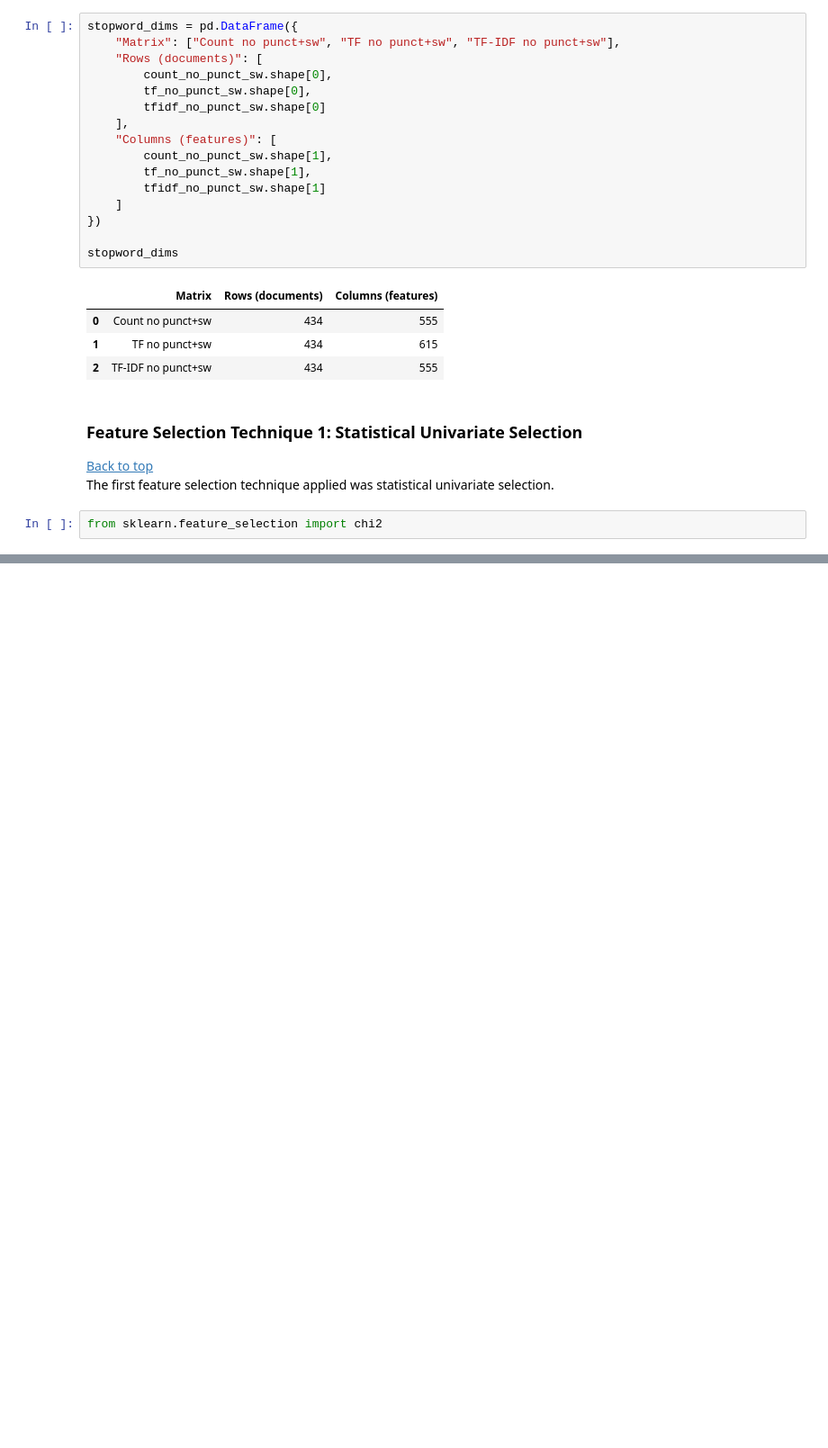
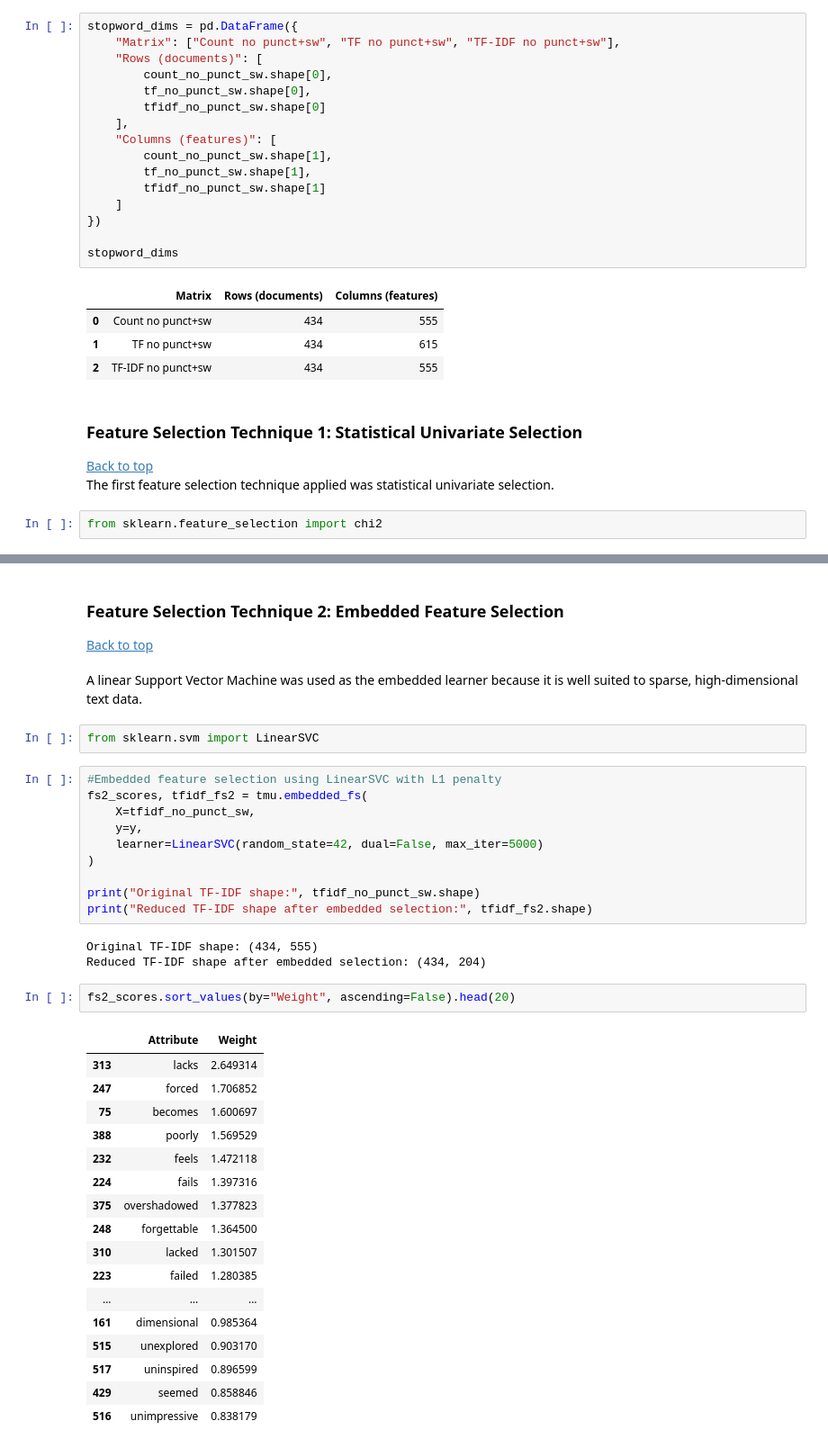
Before and after one commit to Sib26-cyber/TextAnalysis-assignment, a Jupyter notebook: Report_HPR.ipynb, the cells around one changed output, grey strips where cells are left out. Shown at 90% size. Drawn from its saved outputs; the diff is of its cells as text; blank space fills up the shorter version.

```diff
--- a/Report_HPR.ipynb
+++ b/Report_HPR.ipynb
@@ -877,0 +938,40 @@ from sklearn.feature_selection import chi2
+# %% [markdown]
+<h3 id="feature-selection-technique-2">Feature Selection Technique 2: Embedded Feature Selection</h3>
+<a href="#top">Back to top</a>
+# %% [markdown]
+A linear Support Vector Machine was used as the embedded learner because it is well suited to sparse, high-dimensional text data.
+# %%
+from sklearn.svm import LinearSVC
+# %%
+#Embedded feature selection using LinearSVC with L1 penalty
+fs2_scores, tfidf_fs2 = tmu.embedded_fs(
+    X=tfidf_no_punct_sw,
+    y=y,
+    learner=LinearSVC(random_state=42, dual=False, max_iter=5000)
+)
+
+print("Original TF-IDF shape:", tfidf_no_punct_sw.shape)
+print("Reduced TF-IDF shape after embedded selection:", tfidf_fs2.shape)
+# %% [output]
+Original TF-IDF shape: (434, 555)
+Reduced TF-IDF shape after embedded selection: (434, 204)
+# %%
+fs2_scores.sort_values(by="Weight", ascending=False).head(20)
+# %% [output]
+|  | Attribute | Weight |
+| 313 | lacks | 2.649314 |
+| 247 | forced | 1.706852 |
+| 75 | becomes | 1.600697 |
+| 388 | poorly | 1.569529 |
+| 232 | feels | 1.472118 |
+| 224 | fails | 1.397316 |
+| 375 | overshadowed | 1.377823 |
+| 248 | forgettable | 1.364500 |
+| 310 | lacked | 1.301507 |
+| 223 | failed | 1.280385 |
+| ... | ... | ... |
+| 161 | dimensional | 0.985364 |
+| 515 | unexplored | 0.903170 |
+| 517 | uninspired | 0.896599 |
+| 429 | seemed | 0.858846 |
+| 516 | unimpressive | 0.838179 |
```
Also changed, not shown: parts of 18 cells of this notebook.
